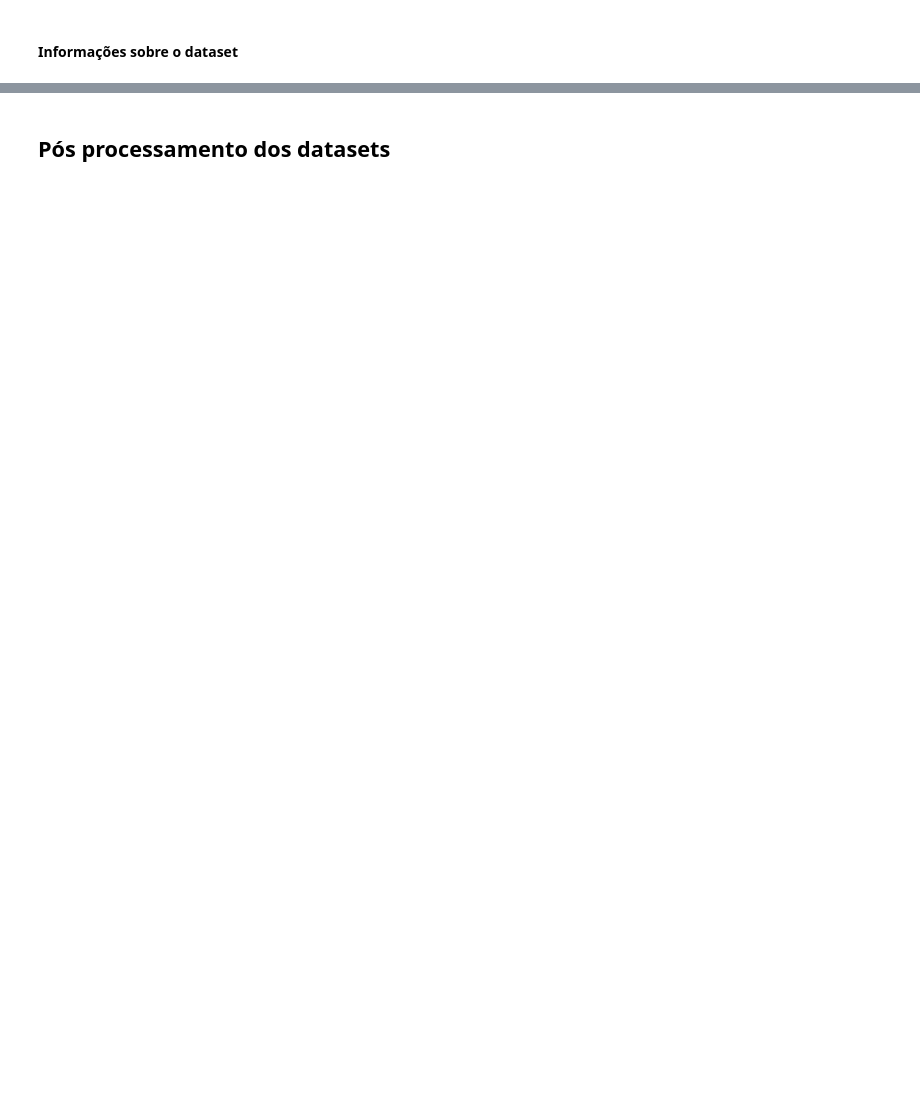
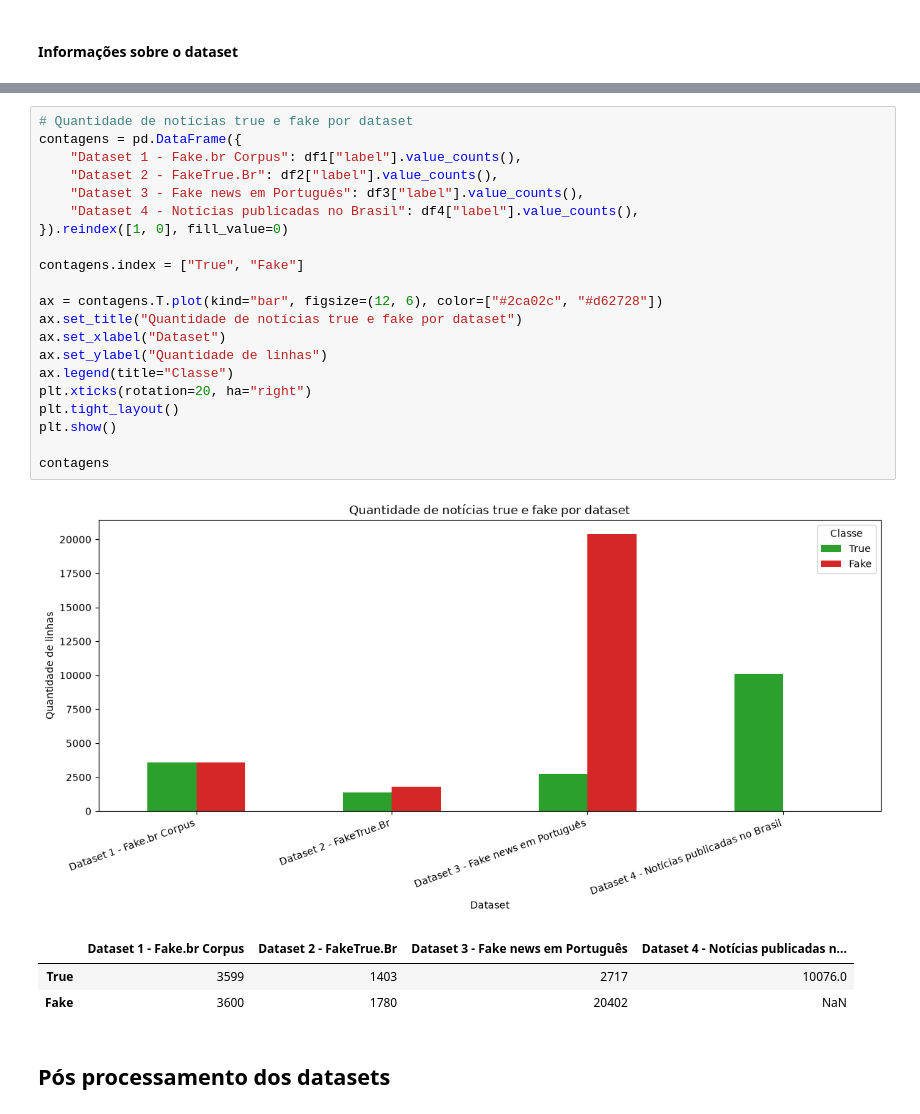
Before and after one commit to GuiGuedes10/Stroj---Resindecia-IA-Puc-Eldorado, a Jupyter notebook: training_data/dataset.ipynb, the cells around one changed output, grey strips where cells are left out. Drawn from its saved outputs; the diff is of its cells as text; blank space fills up the shorter version.

```diff
--- a/training_data/dataset.ipynb
+++ b/training_data/dataset.ipynb
@@ -231,3 +154,29 @@ Quantidade de dados vazios: 0
+# %%
+# Quantidade de notícias true e fake por dataset
+contagens = pd.DataFrame({
+    "Dataset 1 - Fake.br Corpus": df1["label"].value_counts(),
+    "Dataset 2 - FakeTrue.Br": df2["label"].value_counts(),
+    "Dataset 3 - Fake news em Português": df3["label"].value_counts(),
+    "Dataset 4 - Notícias publicadas no Brasil": df4["label"].value_counts(),
+}).reindex([1, 0], fill_value=0)
+
+contagens.index = ["True", "Fake"]
+
+ax = contagens.T.plot(kind="bar", figsize=(12, 6), color=["#2ca02c", "#d62728"])
+ax.set_title("Quantidade de notícias true e fake por dataset")
+ax.set_xlabel("Dataset")
+ax.set_ylabel("Quantidade de linhas")
+ax.legend(title="Classe")
+plt.xticks(rotation=20, ha="right")
+plt.tight_layout()
+plt.show()
+
+contagens
+# %% [output]
+[figure, added]
+|  | Dataset 1 - Fake.br Corpus | Dataset 2 - FakeTrue.Br | Dataset 3 - Fake news em Português | Dataset 4 - Notícias publicadas n... |
+| True | 3599 | 1403 | 2717 | 10076.0 |
+| Fake | 3600 | 1780 | 20402 | NaN |
 # %% [markdown]
 ## Pós processamento dos datasets
 # %%
```
Also changed, not shown: parts of 18 cells of this notebook, 11 other files.
